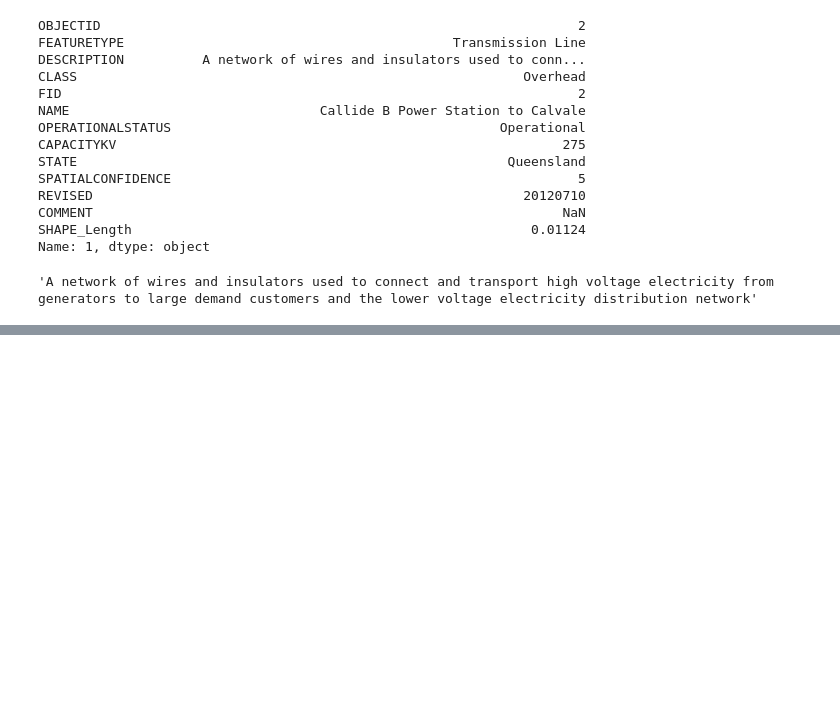
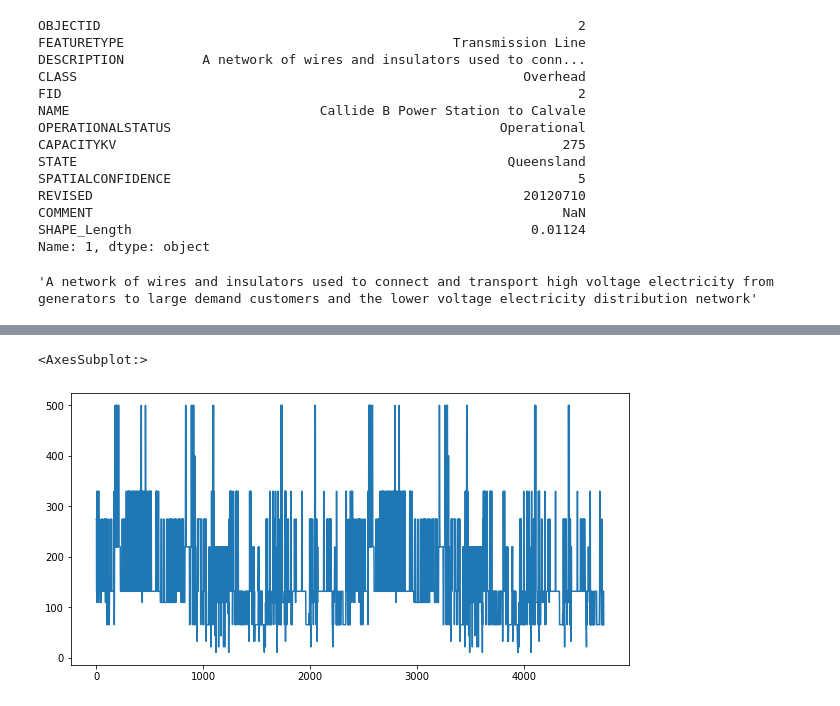
Before and after one commit to EvJ-5903/me, a Jupyter notebook: set5/Data Collection.ipynb, the cells around one changed output, grey strips where cells are left out. Saved outputs shown, nothing was run; the diff lists cells and outputs as text; code cells hidden in the pictures; blank space fills up the shorter version.

```diff
--- a/set5/Data Collection.ipynb
+++ b/set5/Data Collection.ipynb
@@ -60,0 +72,5 @@ SyntaxError: invalid syntax (1953464400.py, line 1)
+# %%
+transmissionlines_data["CAPACITYKV"].plot()
+# %% [output]
+<AxesSubplot:>
+[figure, added]
```
Also changed, not shown: parts of 6 cells of this notebook, 3 other files.
